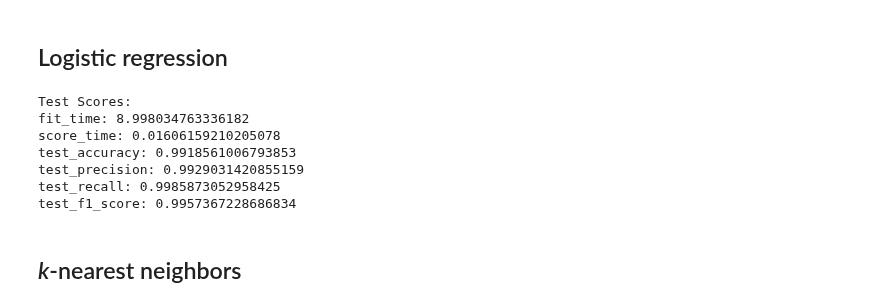
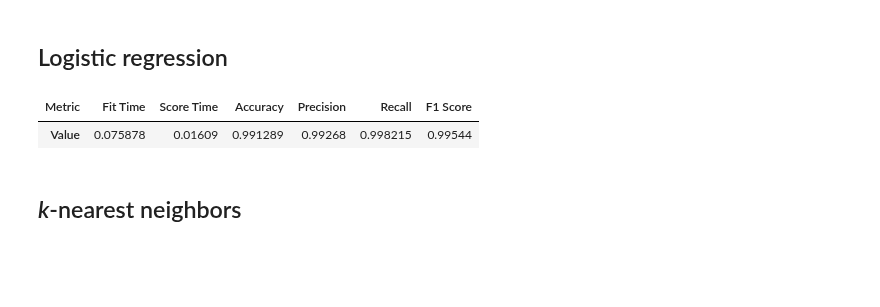
Before and after one commit to phoenixday/ml-algorithms, a Jupyter notebook: network-anomaly-detection.ipynb, the cells around one changed output. Drawn from its saved outputs; the diff is of its cells as text; code cells hidden in the pictures; blank space fills up the shorter version.

```diff
--- a/network-anomaly-detection.ipynb
+++ b/network-anomaly-detection.ipynb
@@ -293,9 +260,13 @@ scoring = {
 }
 
 def display_results(results):
-    print("Test Scores:")
-    for score_name in results:
-        print(f"{score_name}: {results[score_name].mean()}")
+    metrics = {
+        "Metric": ["Fit Time", "Score Time", "Accuracy", "Precision", "Recall", "F1 Score"],
+        "Value": [results[score_name].mean() for score_name in results]
+    }
+    df_metrics = pd.DataFrame(metrics)
+    df_metrics.set_index("Metric", inplace=True)
+    return df_metrics.T
 # %% [markdown]
 ## Gaussian Naive Bayes
 # %%
@@ -317,17 +283,13 @@ test_f1_score: 0.9199535366027012
 # %%
 from sklearn.linear_model import LogisticRegression
 
-LR = LogisticRegression(max_iter=7000)
+# 'newton-cholesky' is the fastest
+LR = LogisticRegression(max_iter=7000, solver='newton-cholesky')
 results = cross_validate(LR, X_unbalanced, y_unbalanced, cv=5, scoring=scoring, return_train_score = False)
 display_results(results)
 # %% [output]
-Test Scores:
-fit_time: 8.998034763336182
-score_time: 0.01606159210205078
-test_accuracy: 0.9918561006793853
-test_precision: 0.9929031420855159
-test_recall: 0.9985873052958425
-test_f1_score: 0.9957367228686834
+| Metric | Fit Time | Score Time | Accuracy | Precision | Recall | F1 Score |
+| Value | 0.075878 | 0.01609 | 0.991289 | 0.99268 | 0.998215 | 0.99544 |
 # %% [markdown]
 ## *k*-nearest neighbors
 # %%
```
Also changed, not shown: parts of 35 cells of this notebook.
